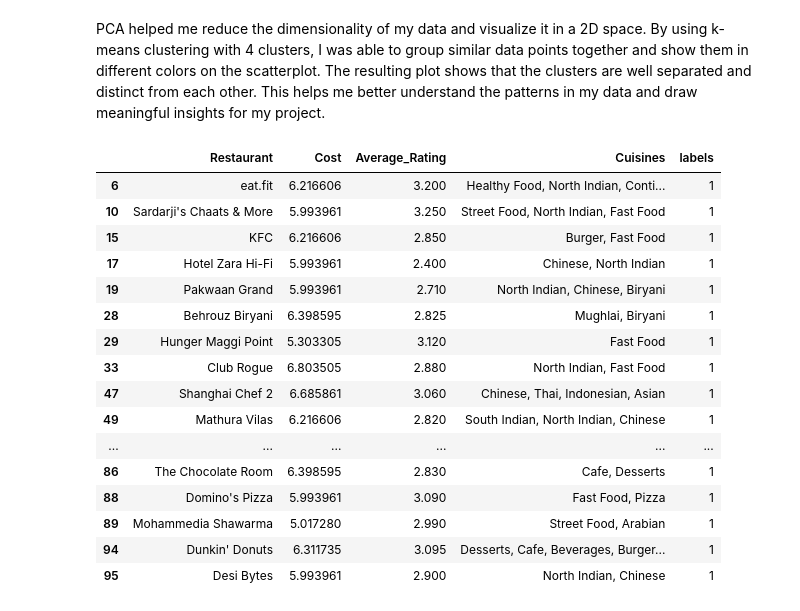
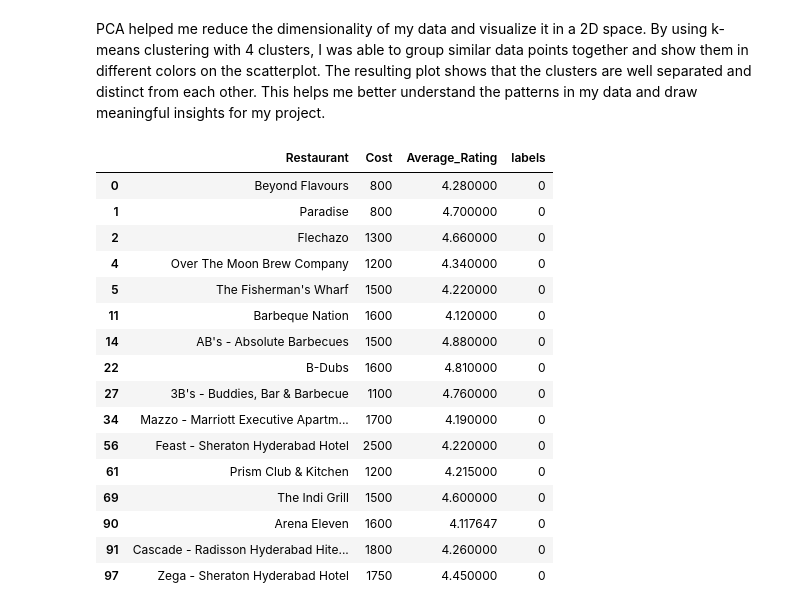
Before and after one commit to ErSangram/capstone_03_Zomato_Restaurant_Clustering_And_Analysis, a Jupyter notebook: Zomato_Restaurant_Clustering_And_Sentiment_Analysis.ipynb, the cells around one changed output. Drawn from its saved outputs; the diff is of its cells as text; code cells hidden in the pictures.

```diff
--- a/Zomato_Restaurant_Clustering_And_Sentiment_Analysis.ipynb
+++ b/Zomato_Restaurant_Clustering_And_Sentiment_Analysis.ipynb
@@ -941,0 +867,4 @@ cluster_dummy = restro_df[['Restaurant','Cost','Average_Rating','Total_Cuisine_C
+# %%
+# data for Restaurantas cLustering
+cluster_df_org = cluster_dummy.copy()
+cluster_dummy.head(3)
@@ -1505,29 +1436,29 @@ plt.show()
 PCA helped me reduce the dimensionality of my data and visualize it in a 2D space. By using k-means clustering with 4 clusters, I was able to group similar data points together and show them in different colors on the scatterplot. The resulting plot shows that the clusters are well separated and distinct from each other. This helps me better understand the patterns in my data and draw meaningful insights for my project.
 # %%
 # adding cluster labels to the original restaurants data
-cluster_df_org = cluster_df[['Restaurant', 'Cost', 'Average_Rating', 'Cuisines']]
-cluster_df_org['labels'] = kmeans.labels_
+cluster_d = cluster_df_org[['Restaurant', 'Cost', 'Average_Rating', 'Cuisines']]
+cluster_d['labels'] = kmeans.labels_
 # %%
-cluster_df_org[cluster_df_org['labels']==0]
+cluster_d[cluster_d['labels']==0]
+# %% [output]
+|  | Restaurant | Cost | Average_Rating | labels |
+| 0 | Beyond Flavours | 800 | 4.280000 | 0 |
+| 1 | Paradise | 800 | 4.700000 | 0 |
+| 2 | Flechazo | 1300 | 4.660000 | 0 |
+| 4 | Over The Moon Brew Company | 1200 | 4.340000 | 0 |
+| 5 | The Fisherman's Wharf | 1500 | 4.220000 | 0 |
+| 11 | Barbeque Nation | 1600 | 4.120000 | 0 |
+| 14 | AB's - Absolute Barbecues | 1500 | 4.880000 | 0 |
+| 22 | B-Dubs | 1600 | 4.810000 | 0 |
+| 27 | 3B's - Buddies, Bar & Barbecue | 1100 | 4.760000 | 0 |
+| 34 | Mazzo - Marriott Executive Apartm... | 1700 | 4.190000 | 0 |
+| 56 | Feast - Sheraton Hyderabad Hotel | 2500 | 4.220000 | 0 |
+| 61 | Prism Club & Kitchen | 1200 | 4.215000 | 0 |
+| 69 | The Indi Grill | 1500 | 4.600000 | 0 |
+| 90 | Arena Eleven | 1600 | 4.117647 | 0 |
+| 91 | Cascade - Radisson Hyderabad Hite... | 1800 | 4.260000 | 0 |
+| 97 | Zega - Sheraton Hyderabad Hotel | 1750 | 4.450000 | 0 |
 # %%
 cluster_df_org[cluster_df_org['labels']==1]
-# %% [output]
-|  | Restaurant | Cost | Average_Rating | Cuisines | labels |
-| 6 | eat.fit | 6.216606 | 3.200 | Healthy Food, North Indian, Conti... | 1 |
-| 10 | Sardarji's Chaats & More | 5.993961 | 3.250 | Street Food, North Indian, Fast Food | 1 |
-| 15 | KFC | 6.216606 | 2.850 | Burger, Fast Food | 1 |
-| 17 | Hotel Zara Hi-Fi | 5.993961 | 2.400 | Chinese, North Indian | 1 |
-| 19 | Pakwaan Grand | 5.993961 | 2.710 | North Indian, Chinese, Biryani | 1 |
-| 28 | Behrouz Biryani | 6.398595 | 2.825 | Mughlai, Biryani | 1 |
-| 29 | Hunger Maggi Point | 5.303305 | 3.120 | Fast Food | 1 |
-| 33 | Club Rogue | 6.803505 | 2.880 | North Indian, Fast Food | 1 |
-| 47 | Shanghai Chef 2 | 6.685861 | 3.060 | Chinese, Thai, Indonesian, Asian | 1 |
-| 49 | Mathura Vilas | 6.216606 | 2.820 | South Indian, North Indian, Chinese | 1 |
-| ... | ... | ... | ... | ... | ... |
-| 86 | The Chocolate Room | 6.398595 | 2.830 | Cafe, Desserts | 1 |
-| 88 | Domino's Pizza | 5.993961 | 3.090 | Fast Food, Pizza | 1 |
-| 89 | Mohammedia Shawarma | 5.017280 | 2.990 | Street Food, Arabian | 1 |
-| 94 | Dunkin' Donuts | 6.311735 | 3.095 | Desserts, Cafe, Beverages, Burger... | 1 |
-| 95 | Desi Bytes | 5.993961 | 2.900 | North Indian, Chinese | 1 |
 # %%
 cluster_df_org[cluster_df_org['labels']==2]
```
Also changed, not shown: parts of 24 cells of this notebook.
